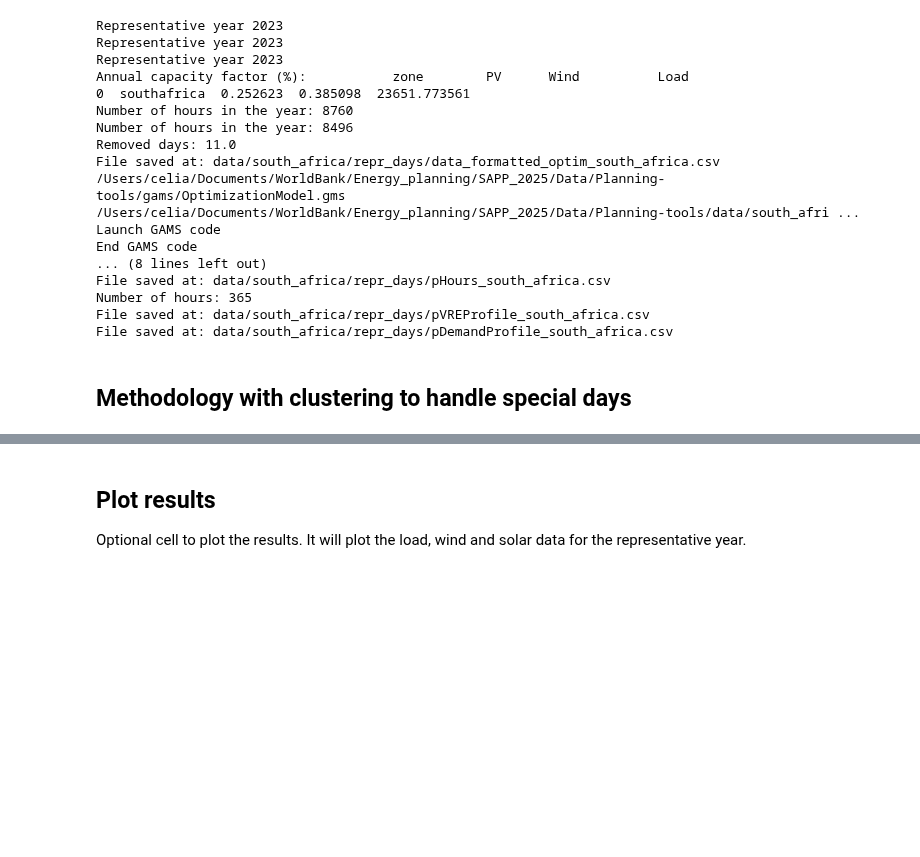
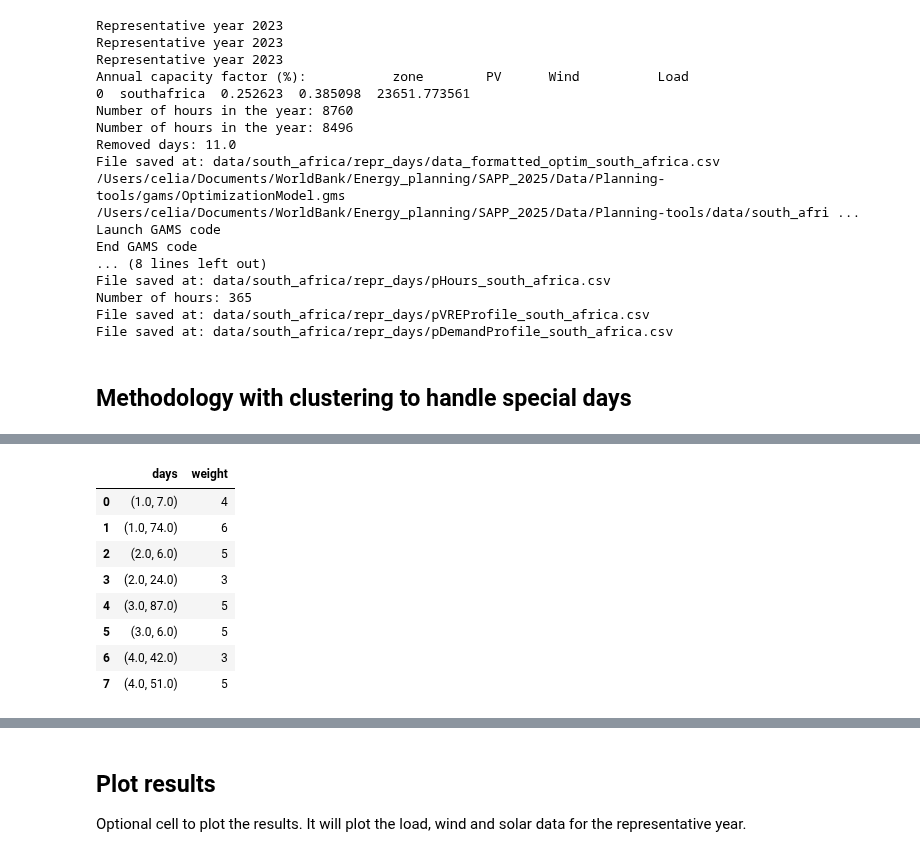
Before and after one commit to ESMAP-World-Bank-Group/Planning-tools, a Jupyter notebook: representative_days.ipynb, the cells around one changed output, grey strips where cells are left out. Cells and saved outputs as stored; diff of their text form; code cells hidden in the pictures; blank space fills up the shorter version.

```diff
--- a/representative_days.ipynb
+++ b/representative_days.ipynb
@@ -361,0 +392,12 @@ File saved at: data/south_africa/repr_days/pDemandProfile_south_africa.csv
+# %%
+special_days
+# %% [output]
+|  | days | weight |
+| 0 | (1.0, 7.0) | 4 |
+| 1 | (1.0, 74.0) | 6 |
+| 2 | (2.0, 6.0) | 5 |
+| 3 | (2.0, 24.0) | 3 |
+| 4 | (3.0, 87.0) | 5 |
+| 5 | (3.0, 6.0) | 5 |
+| 6 | (4.0, 42.0) | 3 |
+| 7 | (4.0, 51.0) | 5 |
```
Also changed, not shown: parts of 4 cells of this notebook, 1 other file.
